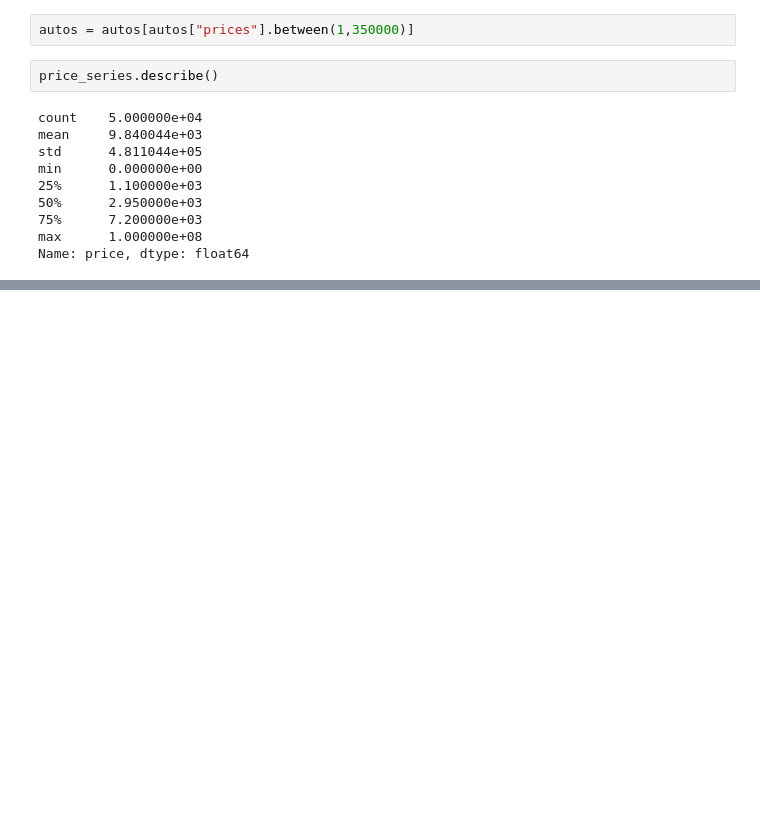
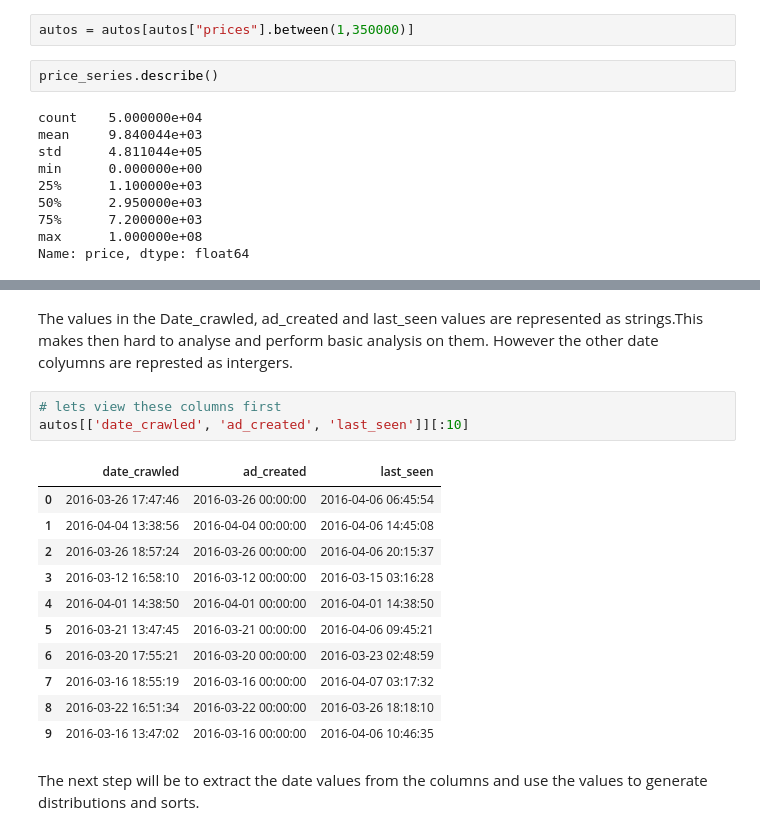
Before and after one commit to 3liud/Exploring-Ebay-Car-Sales-Data, a Jupyter notebook: Basics.ipynb, the cells around one changed output, grey strips where cells are left out. Cells and saved outputs as stored; diff of their text form; blank space fills up the shorter version.

Commit message:
more analysis done

```diff
--- a/Basics.ipynb
+++ b/Basics.ipynb
@@ -343,0 +401,19 @@ Name: price, dtype: float64
+# %% [markdown]
+The values in the Date_crawled, ad_created and last_seen values are represented as strings.This makes then hard to analyse and perform basic analysis on them. However the other date colyumns are represted as intergers.
+# %%
+# lets view these columns first
+autos[['date_crawled', 'ad_created', 'last_seen']][:10]
+# %% [output]
+|  | date_crawled | ad_created | last_seen |
+| 0 | 2016-03-26 17:47:46 | 2016-03-26 00:00:00 | 2016-04-06 06:45:54 |
+| 1 | 2016-04-04 13:38:56 | 2016-04-04 00:00:00 | 2016-04-06 14:45:08 |
+| 2 | 2016-03-26 18:57:24 | 2016-03-26 00:00:00 | 2016-04-06 20:15:37 |
+| 3 | 2016-03-12 16:58:10 | 2016-03-12 00:00:00 | 2016-03-15 03:16:28 |
+| 4 | 2016-04-01 14:38:50 | 2016-04-01 00:00:00 | 2016-04-01 14:38:50 |
+| 5 | 2016-03-21 13:47:45 | 2016-03-21 00:00:00 | 2016-04-06 09:45:21 |
+| 6 | 2016-03-20 17:55:21 | 2016-03-20 00:00:00 | 2016-03-23 02:48:59 |
+| 7 | 2016-03-16 18:55:19 | 2016-03-16 00:00:00 | 2016-04-07 03:17:32 |
+| 8 | 2016-03-22 16:51:34 | 2016-03-22 00:00:00 | 2016-03-26 18:18:10 |
+| 9 | 2016-03-16 13:47:02 | 2016-03-16 00:00:00 | 2016-04-06 10:46:35 |
+# %% [markdown]
+The next step will be to extract the date values from the columns and use the values to generate distributions and sorts.
```
Also changed, not shown: parts of 24 cells of this notebook.
